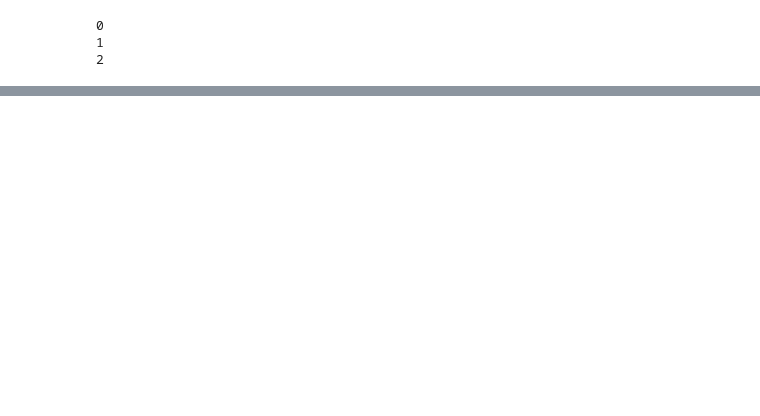
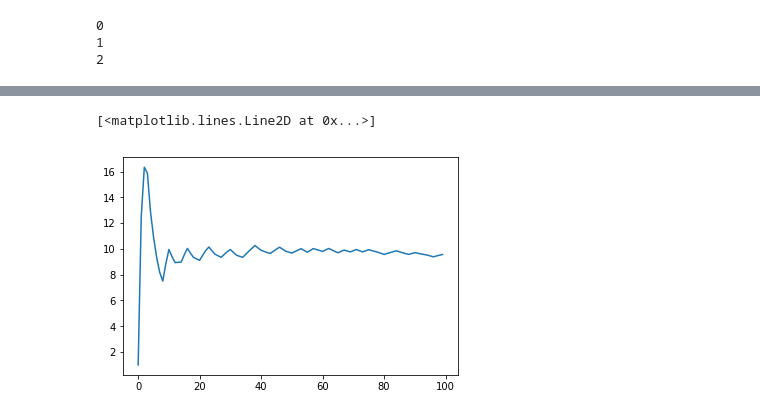
Before and after one commit to Saiteja-Reddy/Wireless-Network-Monitoring---Sequential-Learning, a Jupyter notebook: GRID.ipynb, the cells around one changed output, grey strips where cells are left out. Drawn from its saved outputs; the diff is of its cells as text; code cells hidden in the pictures; blank space fills up the shorter version.

Commit message:
plotted average reward

```diff
--- a/GRID.ipynb
+++ b/GRID.ipynb
@@ -312,15 +313,18 @@ class ucb_agent():
         self.mean = np.zeros((k,))
         self.theta = np.zeros(((2**sniffers-1)*k))
         self.spanners=spanners
+        self.reward = [1]
 
 
     def get_action(self):
         self.trials += 1
-        scale = (self.alpha*np.log(self.trials))**0.5
-        for i in range(self.arm_count):
-            self.V[i] = self.mean[i] + (scale)*np.sum(((1/self.N)**0.5)*self.spanners[i])
+#         scale = (self.alpha*np.log(self.trials))**0.5
+#         for i in range(self.arm_count):
+#             self.V[i] = self.mean[i] + (scale)*np.sum(((1/self.N)**0.5)*self.spanners[i])
         out = np.argmax(self.V)
-        print (self.mean[out])
+
+        self.reward.append((self.mean[out]+(self.trials-1)*self.reward[-1])/self.trials)
+#         print (self.mean[out])
         return out
 
     def update_theta(self,Y,phi):
@@ -367,8 +371,8 @@ for action in range(channels):
 
 epoch_len =1
 epoch_counter = np.ones((2**len(sniffers) - 1)*channels)
-steps = 10000
-alpha = 1
+steps = 1000
+alpha = 0.1
 for t in range(steps):
     epoch_len -= 1
     for i in users:
@@ -415,3 +397,8 @@ KeyboardInterrupt:
+# %%
+plt.plot(agent.reward[:100])
+# %% [output]
+[<matplotlib.lines.Line2D at 0x...>]
+[figure, added]
 # %%
 p_u = np.random.rand(user_count)
 c_u = np.random.randint(low=1,high=channel,size=user_count)
```
Also changed, not shown: parts of 5 cells of this notebook.
